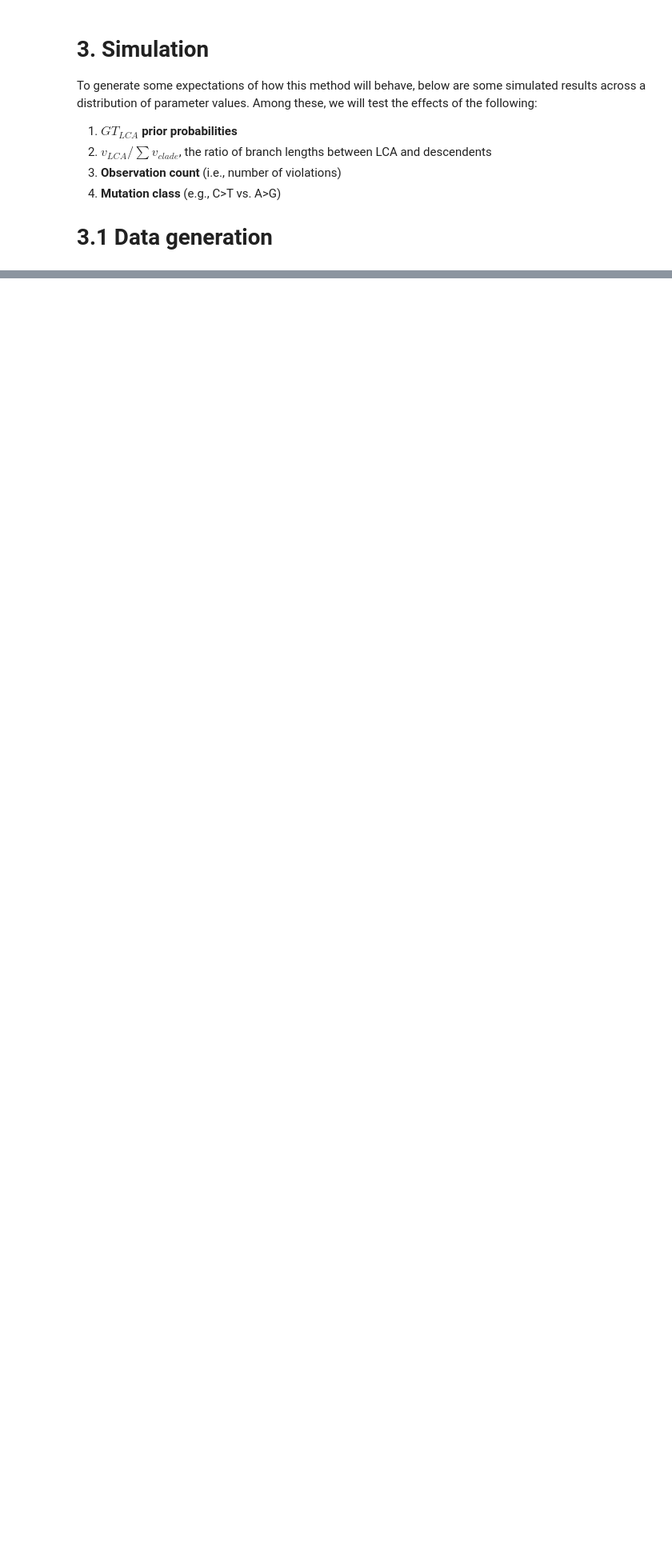
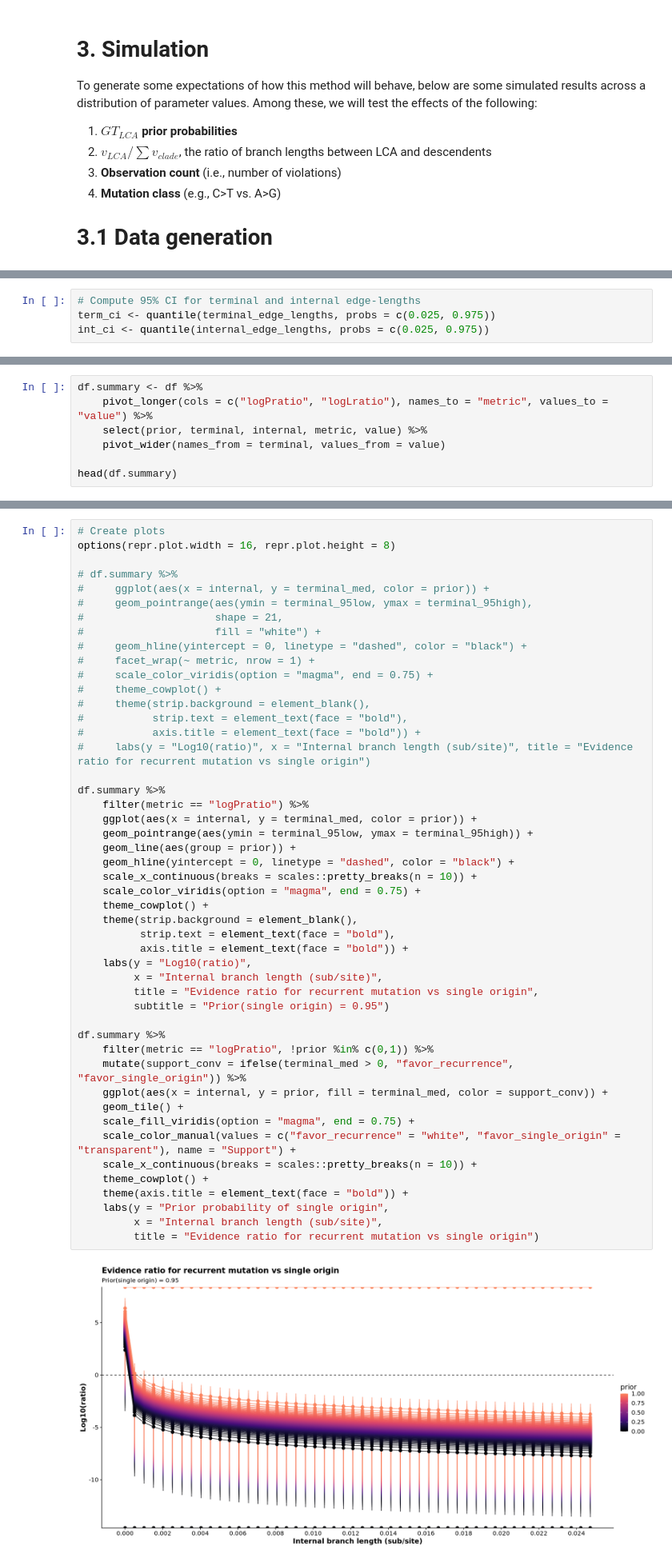
Before and after one commit to mtassia/somatic_mutation_scm, a Jupyter notebook: docs/recurrent_convergence.ipynb, the cells around one changed output, grey strips where cells are left out. Shown at 80% size. Saved outputs shown, nothing was run; the diff lists cells and outputs as text; blank space fills up the shorter version.

```diff
--- a/docs/recurrent_convergence.ipynb
+++ b/docs/recurrent_convergence.ipynb
@@ -101,0 +146,4 @@ suppressPackageStartupMessages(
+# %%
+# Compute 95% CI for terminal and internal edge-lengths
+term_ci <- quantile(terminal_edge_lengths, probs = c(0.025, 0.975))
+int_ci <- quantile(internal_edge_lengths, probs = c(0.025, 0.975))
@@ -101,0 +231,7 @@ suppressPackageStartupMessages(
+# %%
+df.summary <- df %>%
+    pivot_longer(cols = c("logPratio", "logLratio"), names_to = "metric", values_to = "value") %>%
+    select(prior, terminal, internal, metric, value) %>%
+    pivot_wider(names_from = terminal, values_from = value)
+
+head(df.summary)
@@ -101,0 +248,50 @@ suppressPackageStartupMessages(
+# %%
+# Create plots
+options(repr.plot.width = 16, repr.plot.height = 8)
+
+# df.summary %>%
+#     ggplot(aes(x = internal, y = terminal_med, color = prior)) +
+#     geom_pointrange(aes(ymin = terminal_95low, ymax = terminal_95high),
+#                     shape = 21,
+#                     fill = "white") +
+#     geom_hline(yintercept = 0, linetype = "dashed", color = "black") +
+#     facet_wrap(~ metric, nrow = 1) +
+#     scale_color_viridis(option = "magma", end = 0.75) +
+#     theme_cowplot() +
+#     theme(strip.background = element_blank(),
+#           strip.text = element_text(face = "bold"),
+#           axis.title = element_text(face = "bold")) +
+#     labs(y = "Log10(ratio)", x = "Internal branch length (sub/site)", title = "Evidence ratio for recurrent mutation vs single origin")
+
+df.summary %>%
+    filter(metric == "logPratio") %>%
+    ggplot(aes(x = internal, y = terminal_med, color = prior)) +
+    geom_pointrange(aes(ymin = terminal_95low, ymax = terminal_95high)) +
+    geom_line(aes(group = prior)) +
+    geom_hline(yintercept = 0, linetype = "dashed", color = "black") +
+    scale_x_continuous(breaks = scales::pretty_breaks(n = 10)) +
+    scale_color_viridis(option = "magma", end = 0.75) +
+    theme_cowplot() +
+    theme(strip.background = element_blank(),
+          strip.text = element_text(face = "bold"),
+          axis.title = element_text(face = "bold")) +
+    labs(y = "Log10(ratio)",
+         x = "Internal branch length (sub/site)",
+         title = "Evidence ratio for recurrent mutation vs single origin",
+         subtitle = "Prior(single origin) = 0.95")
+
+df.summary %>%
+    filter(metric == "logPratio", !prior %in% c(0,1)) %>%
+    mutate(support_conv = ifelse(terminal_med > 0, "favor_recurrence", "favor_single_origin")) %>%
+    ggplot(aes(x = internal, y = prior, fill = terminal_med, color = support_conv)) +
+    geom_tile() +
+    scale_fill_viridis(option = "magma", end = 0.75) +
+    scale_color_manual(values = c("favor_recurrence" = "white", "favor_single_origin" = "transparent"), name = "Support") +
+    scale_x_continuous(breaks = scales::pretty_breaks(n = 10)) +
+    theme_cowplot() +
+    theme(axis.title = element_text(face = "bold")) +
+    labs(y = "Prior probability of single origin",
+         x = "Internal branch length (sub/site)",
+         title = "Evidence ratio for recurrent mutation vs single origin")
+# %% [output]
+[figure, added]
```
Also changed, not shown: parts of 10 cells of this notebook, 4 other files.
